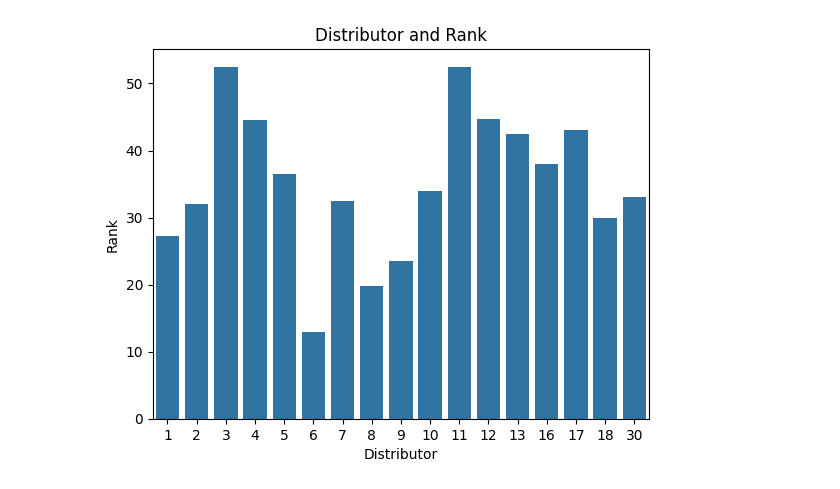
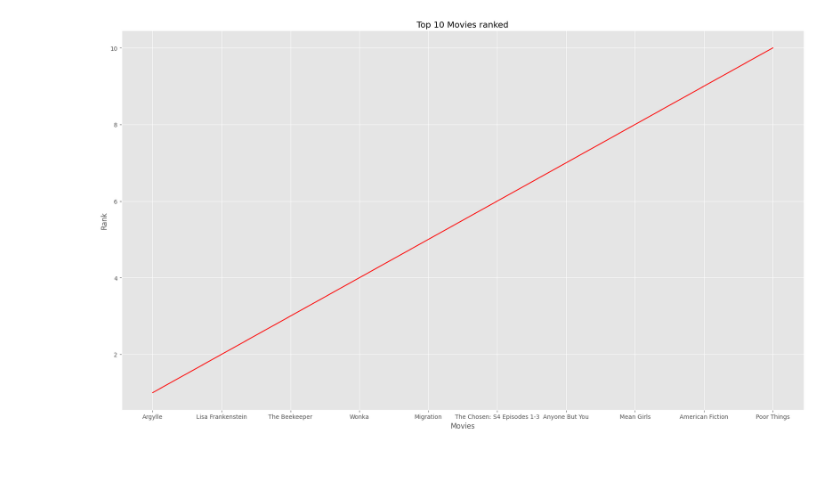
Before and after one commit to surafelmeharihaile-ai/Data110, a Jupyter notebook: Project_1___Surafel_Haile_.ipynb, the cells around one changed output. Drawn from its saved outputs; the diff is of its cells as text; code cells hidden in the pictures; blank space fills up the shorter version.

```diff
--- a/Project_1___Surafel_Haile_.ipynb
+++ b/Project_1___Surafel_Haile_.ipynb
@@ -18,8 +7,0 @@ box_office.head()
-# %%
-sns.barplot(data=box_office, x='distributor',y='rank', errorbar=None)
-plt.title('Distributor and Rank')
-plt.xlabel('Distributor')
-plt.ylabel('Rank')
-plt.show()
-# %% [output]
-[figure, removed]
@@ -31,0 +8,24 @@ plt.ylabel('Year')
+# %%
+plt.style.use('ggplot')
+# %%
+from matplotlib.lines import lineStyles
+plt.rcParams['figure.figsize']= [17,10]
+
+x=['Argylle','Lisa Frankenstein','The Beekeeper','Wonka','Migration','The Chosen: S4 Episodes 1-3','Anyone But You','Mean Girls','American Fiction','Poor Things']
+y=[1,2,3,4,5,6,7,8,9,10]
+
+
+data = {'Movies': x, 'Rank': y}
+dm = pd.DataFrame(data)
+
+
+dm_sorted = dm.sort_values(by='Rank', ascending=True)
+
+plt.title('Top 10 Movies ranked')
+plt.xlabel('Movies')
+plt.ylabel('Rank')
+plt.plot(dm_sorted['Movies'], dm_sorted['Rank'], color='r')
+plt.tight_layout()
+plt.show()
+# %% [output]
+[figure, added]
```
Also changed, not shown: parts of 2 cells of this notebook.
